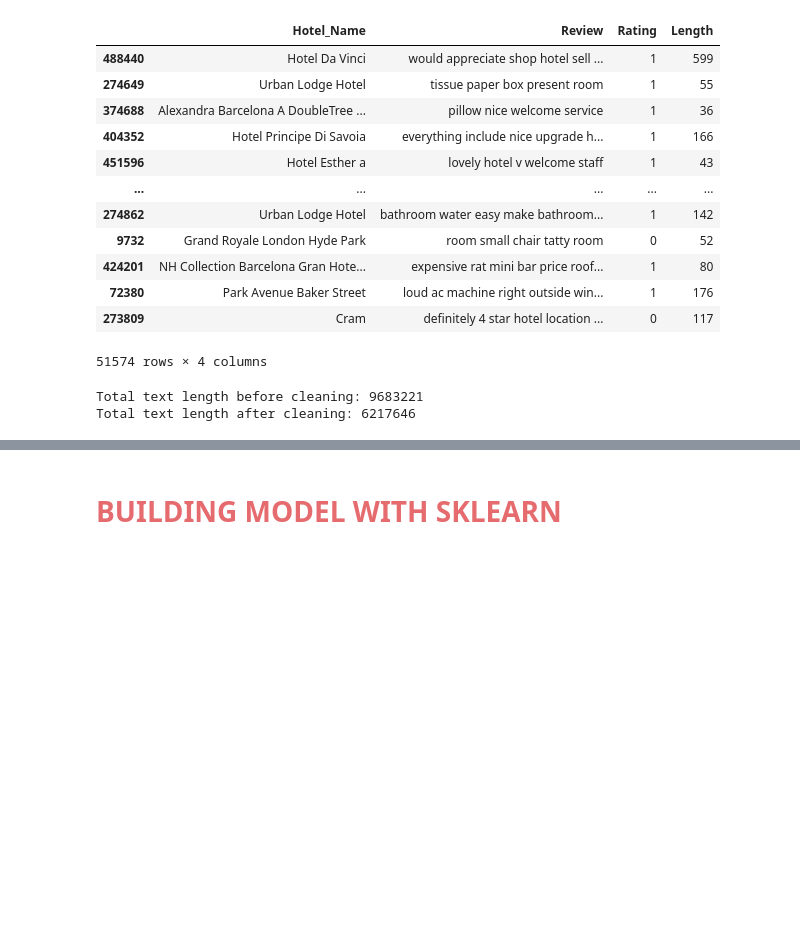
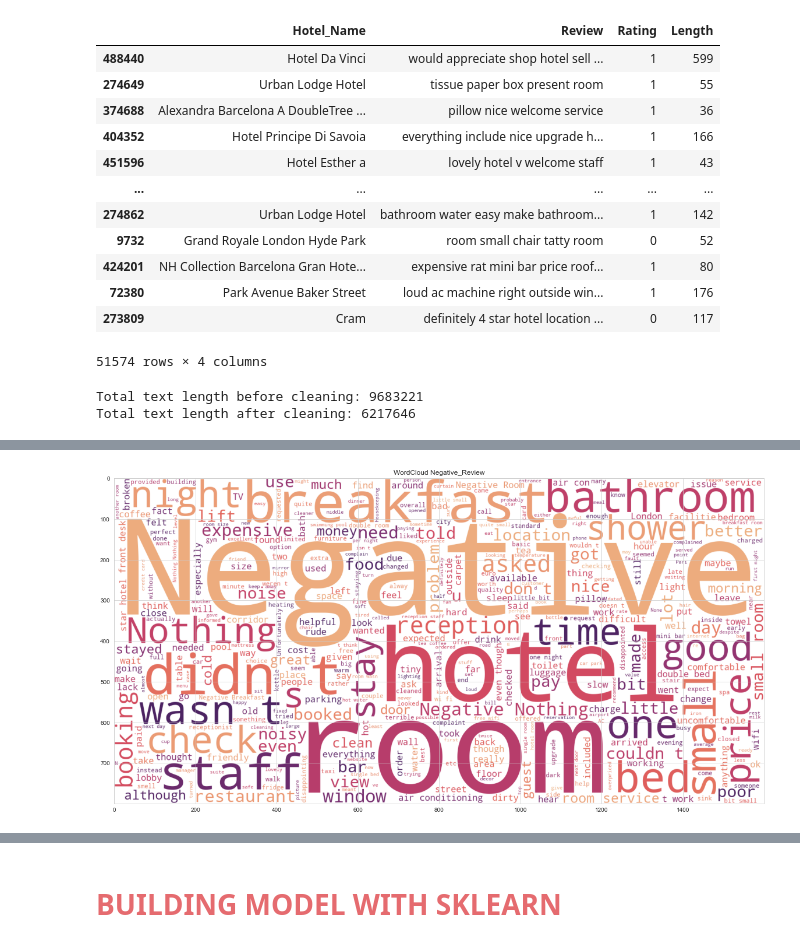
Before and after one commit to rkouak2s/customer_review, a Jupyter notebook: analysis.ipynb, the cells around one changed output, grey strips where cells are left out. Drawn from its saved outputs; the diff is of its cells as text; code cells hidden in the pictures; blank space fills up the shorter version.

```diff
--- a/analysis.ipynb
+++ b/analysis.ipynb
@@ -261,0 +277,9 @@ plt.imshow(wc)
+# %%
+plt.figure(figsize=(20,20))
+wc_negative_r = WordCloud(max_words=1000, min_font_size=10,
+               height=800,width=1600,background_color="white", colormap='flare').generate(' '.join(data["Negative_Review"]))
+plt.title("WordCloud Negative_Review")
+plt.imshow(wc_negative_r)
+plt.savefig("WordCloudNegativeReview.pdf", format="pdf",bbox_inches="tight")
+# %% [output]
+[figure, added]
```
Also changed, not shown: parts of 20 cells of this notebook, 8 other files.
